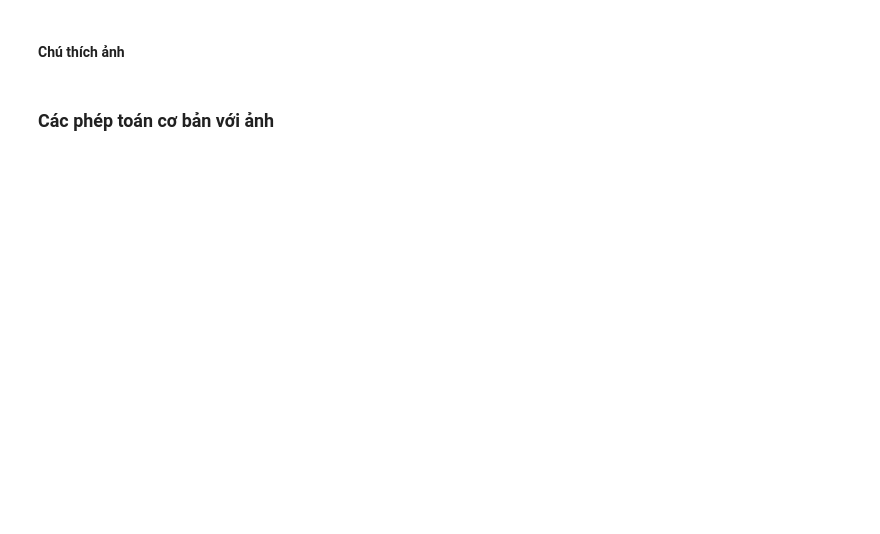
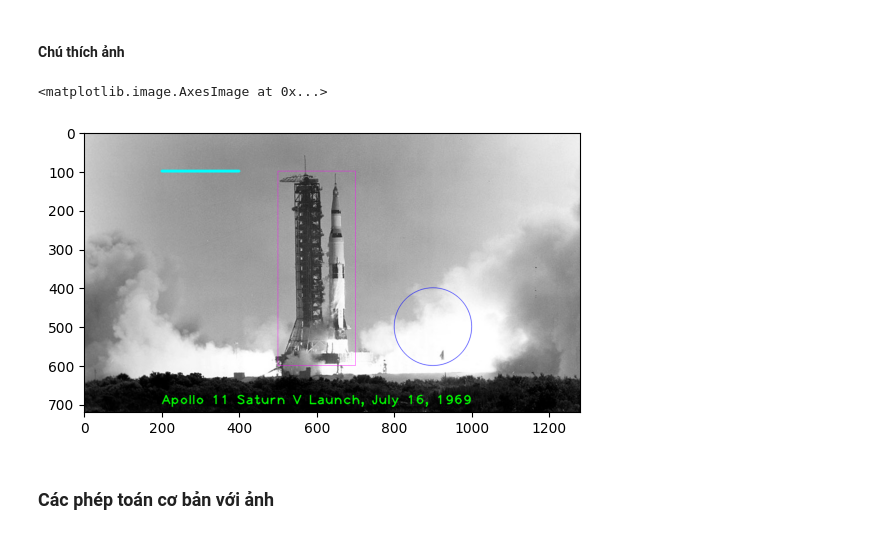
Before and after one commit to DongNQ225284/ComputerVision, a Jupyter notebook: opencv/2100.summary.ipynb, the cells around one changed output. Cells and saved outputs as stored; diff of their text form; code cells hidden in the pictures; blank space fills up the shorter version.

```diff
--- a/opencv/2100.summary.ipynb
+++ b/opencv/2100.summary.ipynb
@@ -56,25 +72,28 @@ plt.subplot(144); plt.imshow(image_rgb);      plt.title("RGB")
 # %% [markdown]
 #### Chú thích ảnh
 # %%
-apollo_bgr = cv2.imread("image/Apollo_11_Launch.jpg", cv2.IMREAD_COLOR)
+apollo_bgr = cv2.imread("images/Apollo_11_Launch.jpg", cv2.IMREAD_COLOR)
 apollo     = cv2.cvtColor(apollo_bgr, cv2.COLOR_BGR2RGB)
 # Vẽ một đường thẳng
 cv2.line(apollo, (200, 100), (400, 100), (0, 255, 255), thickness=5, lineType=cv2.LINE_AA)
 
 # Vẽ đường tròn
 cv2.circle(apollo, (900,500), 100, (0, 0, 255), thickness=0, lineType=cv2.LINE_AA)
 
 # Vẽ hình chữ nhật
 cv2.rectangle(apollo, (500, 100), (700, 600), (255, 0, 255), thickness=1, lineType=cv2.LINE_8)
 
 # Thêm văn bản cho ảnh
 text = "Apollo 11 Saturn V Launch, July 16, 1969"
 fontScale = 2.3
 fontFace = cv2.FONT_HERSHEY_PLAIN
 fontColor = (0, 255, 0)
 fontThickness = 2
 cv2.putText(apollo, text, (200, 700), fontFace, fontScale, fontColor, fontThickness, cv2.LINE_AA);
 
 plt.imshow(apollo)
+# %% [output]
+<matplotlib.image.AxesImage at 0x...>
+[figure, added]
 # %% [markdown]
 ### Các phép toán cơ bản với ảnh
```
Also changed, not shown: parts of 11 cells of this notebook, 4 other files.
